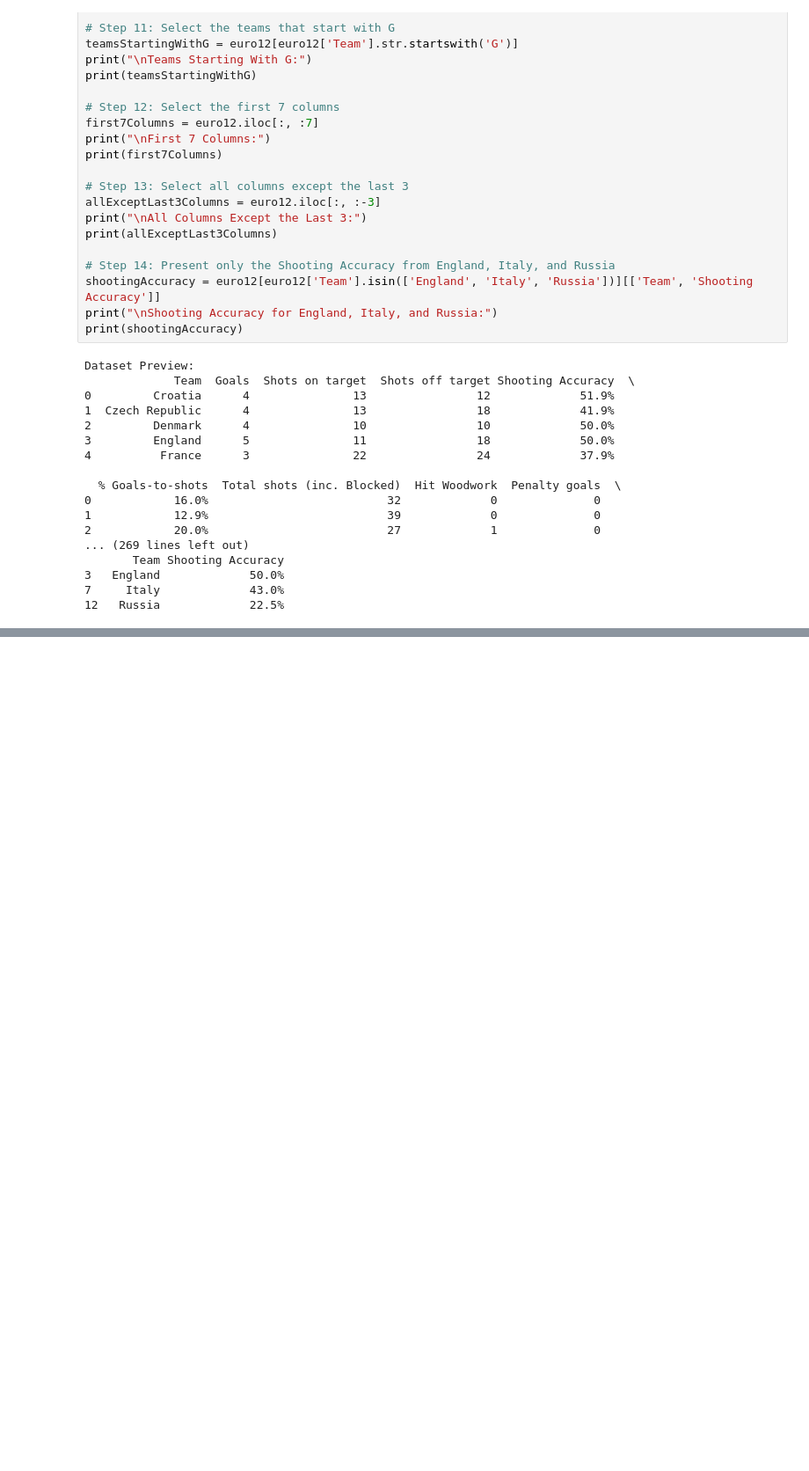
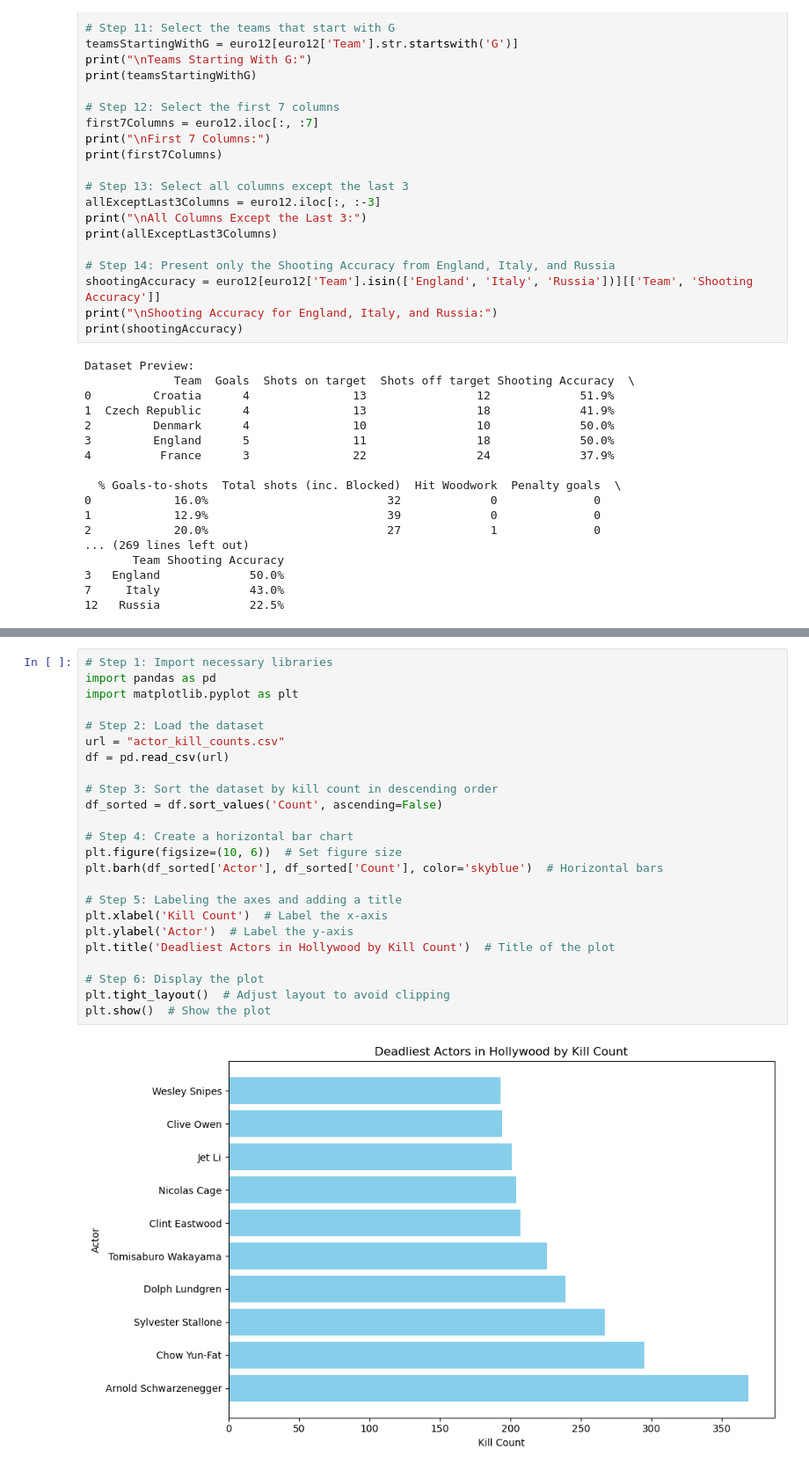
Before and after one commit to takshilk-gc/Takshil.Khorasia.BDAT1004PS3, a Jupyter notebook: ProblemSet3Solution.ipynb, the cells around one changed output, grey strips where cells are left out. Shown at 88% size. Saved outputs shown, nothing was run; the diff lists cells and outputs as text; blank space fills up the shorter version.

```diff
--- a/ProblemSet3Solution.ipynb
+++ b/ProblemSet3Solution.ipynb
@@ -188,0 +602,26 @@ Dataset Preview:
+# %%
+# Step 1: Import necessary libraries
+import pandas as pd
+import matplotlib.pyplot as plt
+
+# Step 2: Load the dataset
+url = "actor_kill_counts.csv"
+df = pd.read_csv(url)
+
+# Step 3: Sort the dataset by kill count in descending order
+df_sorted = df.sort_values('Count', ascending=False)
+
+# Step 4: Create a horizontal bar chart
+plt.figure(figsize=(10, 6))  # Set figure size
+plt.barh(df_sorted['Actor'], df_sorted['Count'], color='skyblue')  # Horizontal bars
+
+# Step 5: Labeling the axes and adding a title
+plt.xlabel('Kill Count')  # Label the x-axis
+plt.ylabel('Actor')  # Label the y-axis
+plt.title('Deadliest Actors in Hollywood by Kill Count')  # Title of the plot
+
+# Step 6: Display the plot
+plt.tight_layout()  # Adjust layout to avoid clipping
+plt.show()  # Show the plot
+# %% [output]
+[figure, added]
```
Also changed, not shown: parts of 16 cells of this notebook, 5 other files.
